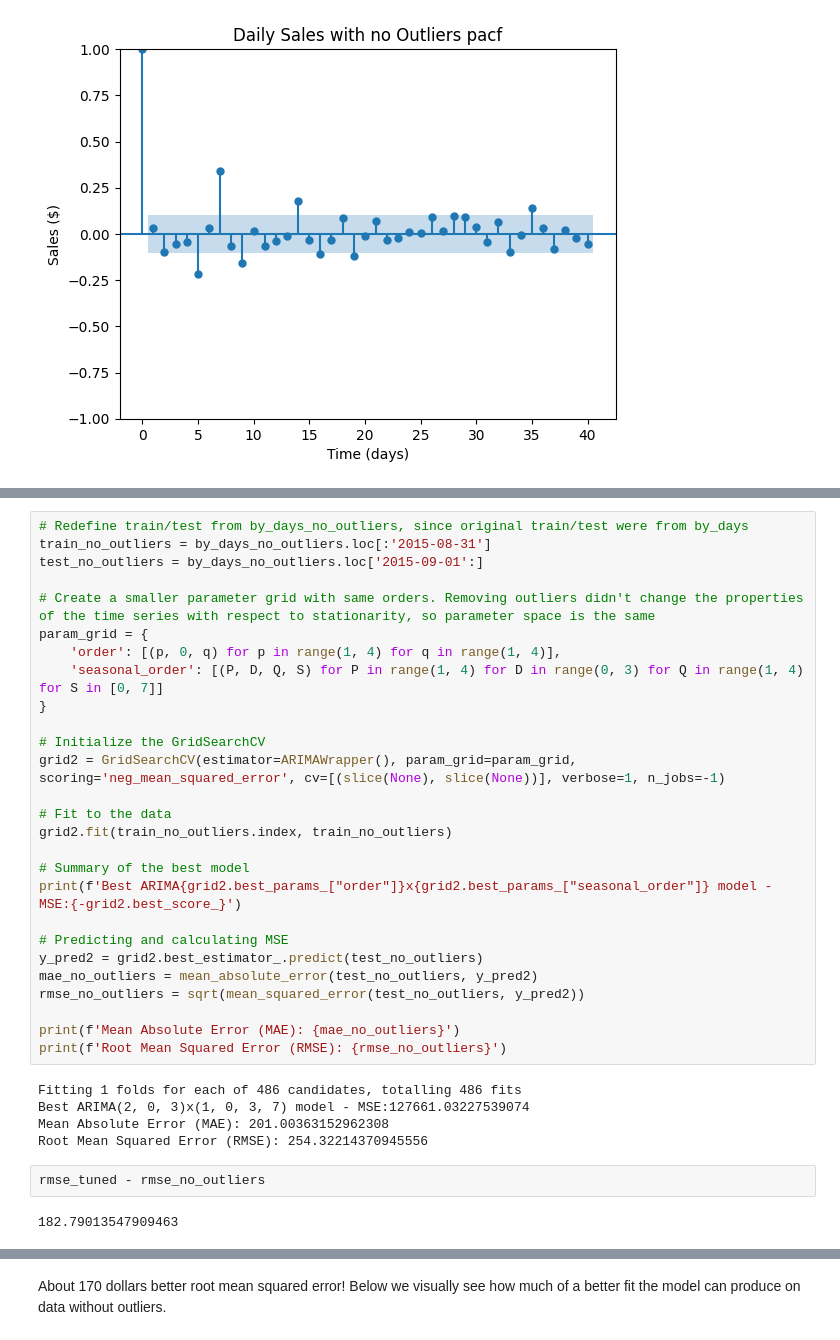
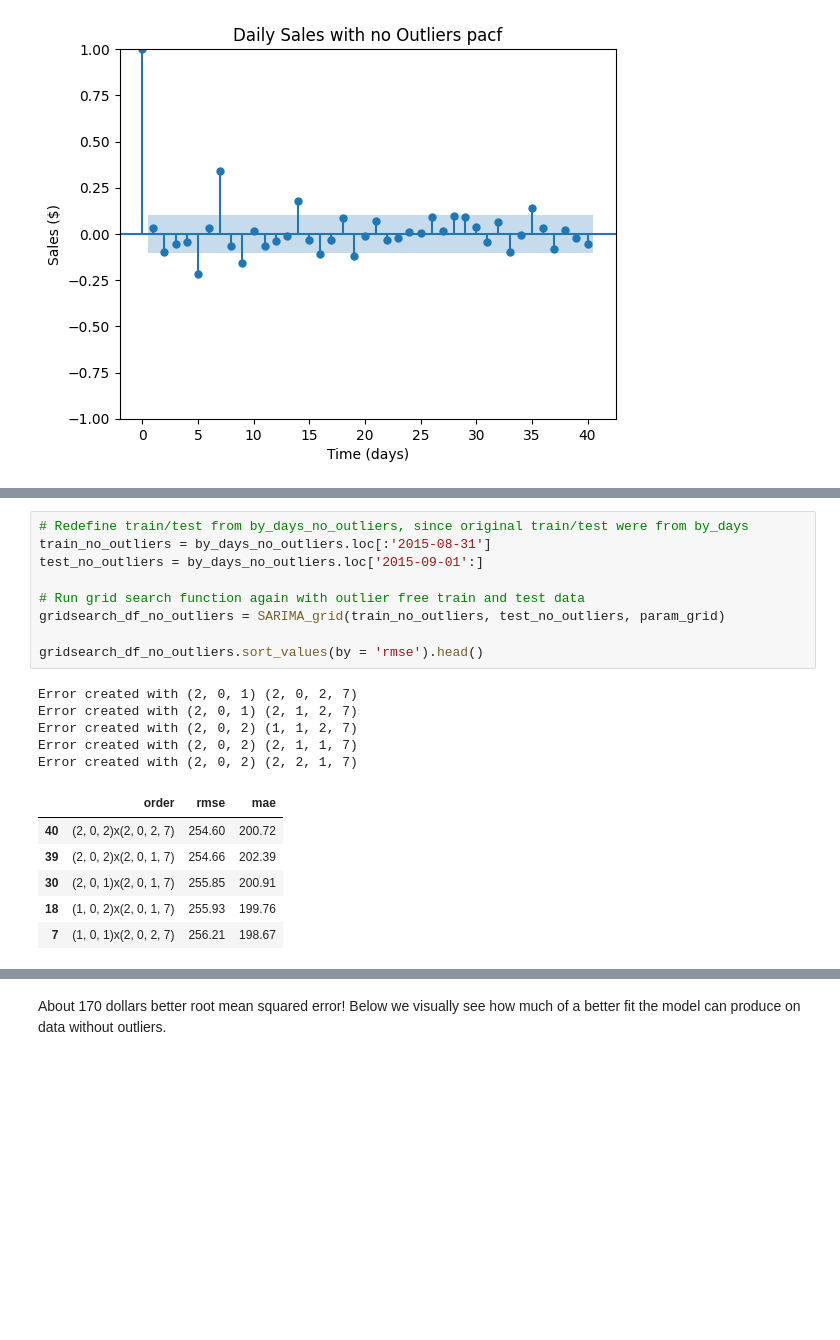
Before and after one commit to Caveexplorer/Kitchen-Sales-Forecasting, a Jupyter notebook: kitchen_sales_forecasting_modeling.ipynb, the cells around one changed output, grey strips where cells are left out. Drawn from its saved outputs; the diff is of its cells as text; blank space fills up the shorter version.

```diff
--- a/kitchen_sales_forecasting_modeling.ipynb
+++ b/kitchen_sales_forecasting_modeling.ipynb
@@ -507,36 +525,21 @@ class ARIMAWrapper(BaseEstimator, RegressorMixin):
-# %%
-# Redefine train/test from by_days_no_outliers, since original train/test were from by_days
-train_no_outliers = by_days_no_outliers.loc[:'2015-08-31']
-test_no_outliers = by_days_no_outliers.loc['2015-09-01':]
-
-# Create a smaller parameter grid with same orders. Removing outliers didn't change the properties of the time series with respect to stationarity, so parameter space is the same
-param_grid = {
-    'order': [(p, 0, q) for p in range(1, 4) for q in range(1, 4)],
-    'seasonal_order': [(P, D, Q, S) for P in range(1, 4) for D in range(0, 3) for Q in range(1, 4) for S in [0, 7]]
-}
-
-# Initialize the GridSearchCV
-grid2 = GridSearchCV(estimator=ARIMAWrapper(), param_grid=param_grid, scoring='neg_mean_squared_error', cv=[(slice(None), slice(None))], verbose=1, n_jobs=-1)
-
-# Fit to the data
-grid2.fit(train_no_outliers.index, train_no_outliers)
-
-# Summary of the best model
-print(f'Best ARIMA{grid2.best_params_["order"]}x{grid2.best_params_["seasonal_order"]} model - MSE:{-grid2.best_score_}')
-
-# Predicting and calculating MSE
-y_pred2 = grid2.best_estimator_.predict(test_no_outliers)
-mae_no_outliers = mean_absolute_error(test_no_outliers, y_pred2)
-rmse_no_outliers = sqrt(mean_squared_error(test_no_outliers, y_pred2))
-
-print(f'Mean Absolute Error (MAE): {mae_no_outliers}')
-print(f'Root Mean Squared Error (RMSE): {rmse_no_outliers}')
-# %% [output]
-Fitting 1 folds for each of 486 candidates, totalling 486 fits
-Best ARIMA(2, 0, 3)x(1, 0, 3, 7) model - MSE:127661.03227539074
-Mean Absolute Error (MAE): 201.00363152962308
-Root Mean Squared Error (RMSE): 254.32214370945556
-# %%
-rmse_tuned - rmse_no_outliers
-# %% [output]
-182.79013547909463
+# %%
+# Redefine train/test from by_days_no_outliers, since original train/test were from by_days
+train_no_outliers = by_days_no_outliers.loc[:'2015-08-31']
+test_no_outliers = by_days_no_outliers.loc['2015-09-01':]
+
+# Run grid search function again with outlier free train and test data
+gridsearch_df_no_outliers = SARIMA_grid(train_no_outliers, test_no_outliers, param_grid)
+
+gridsearch_df_no_outliers.sort_values(by = 'rmse').head()
+# %% [output]
+Error created with (2, 0, 1) (2, 0, 2, 7)
+Error created with (2, 0, 1) (2, 1, 2, 7)
+Error created with (2, 0, 2) (1, 1, 2, 7)
+Error created with (2, 0, 2) (2, 1, 1, 7)
+Error created with (2, 0, 2) (2, 2, 1, 7)
+|  | order | rmse | mae |
+| 40 | (2, 0, 2)x(2, 0, 2, 7) | 254.60 | 200.72 |
+| 39 | (2, 0, 2)x(2, 0, 1, 7) | 254.66 | 202.39 |
+| 30 | (2, 0, 1)x(2, 0, 1, 7) | 255.85 | 200.91 |
+| 18 | (1, 0, 2)x(2, 0, 1, 7) | 255.93 | 199.76 |
+| 7 | (1, 0, 1)x(2, 0, 2, 7) | 256.21 | 198.67 |
```
Also changed, not shown: parts of 31 cells of this notebook, 1 other file.
